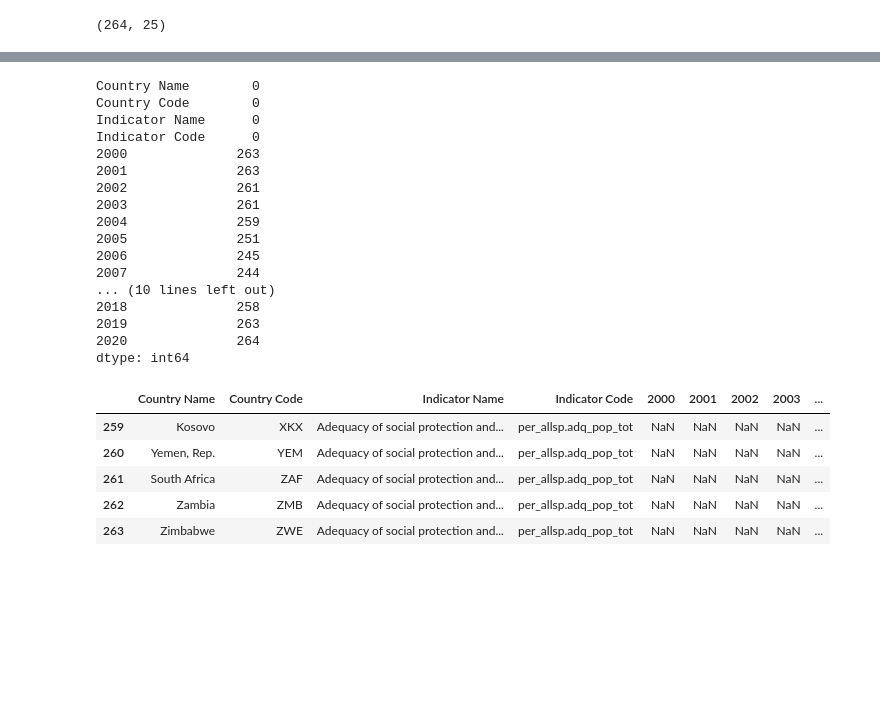
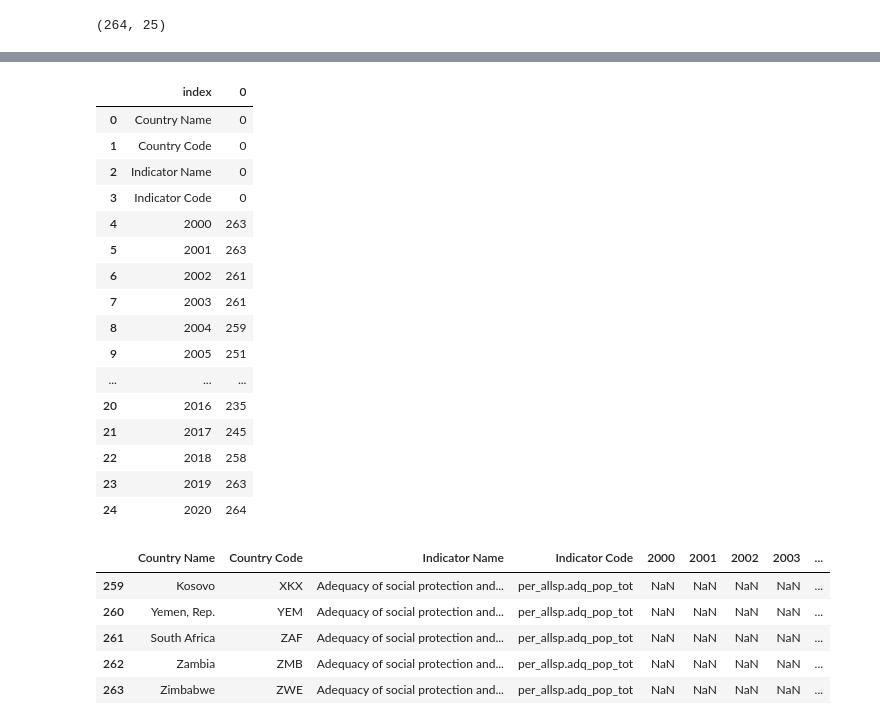
Before and after one commit to rjlopez2/ADS-_CAS_Bern_2020, a Jupyter notebook: Projects/M3/scrap_wikipedia_revo_list.ipynb, the cells around one changed output, grey strips where cells are left out. Drawn from its saved outputs; the diff is of its cells as text; code cells hidden in the pictures; blank space fills up the shorter version.

```diff
--- a/Projects/M3/scrap_wikipedia_revo_list.ipynb
+++ b/Projects/M3/scrap_wikipedia_revo_list.ipynb
@@ -137,24 +164,26 @@ wer_indicator.shape
 # %%
-# Count the number of NaNs
-wer_indicator.isnull().sum()
+# Count the number of NaNs in a given series df
+# Indicator_Code =
+# wer_indicator
+pd.DataFrame(wer_indicator.isnull().sum()).reset_index()[:]
 # %% [output]
-Country Name        0
-Country Code        0
-Indicator Name      0
-Indicator Code      0
-2000              263
-2001              263
-2002              261
-2003              261
-2004              259
-2005              251
-2006              245
-2007              244
-... (10 lines left out)
-2018              258
-2019              263
-2020              264
-dtype: int64
+|  | index | 0 |
+| 0 | Country Name | 0 |
+| 1 | Country Code | 0 |
+| 2 | Indicator Name | 0 |
+| 3 | Indicator Code | 0 |
+| 4 | 2000 | 263 |
+| 5 | 2001 | 263 |
+| 6 | 2002 | 261 |
+| 7 | 2003 | 261 |
+| 8 | 2004 | 259 |
+| 9 | 2005 | 251 |
+| ... | ... | ... |
+| 20 | 2016 | 235 |
+| 21 | 2017 | 245 |
+| 22 | 2018 | 258 |
+| 23 | 2019 | 263 |
+| 24 | 2020 | 264 |
 # %%
 wer_indicator.tail(5)
 # %% [output]
```
Also changed, not shown: parts of 10 cells of this notebook, 35 other files.
